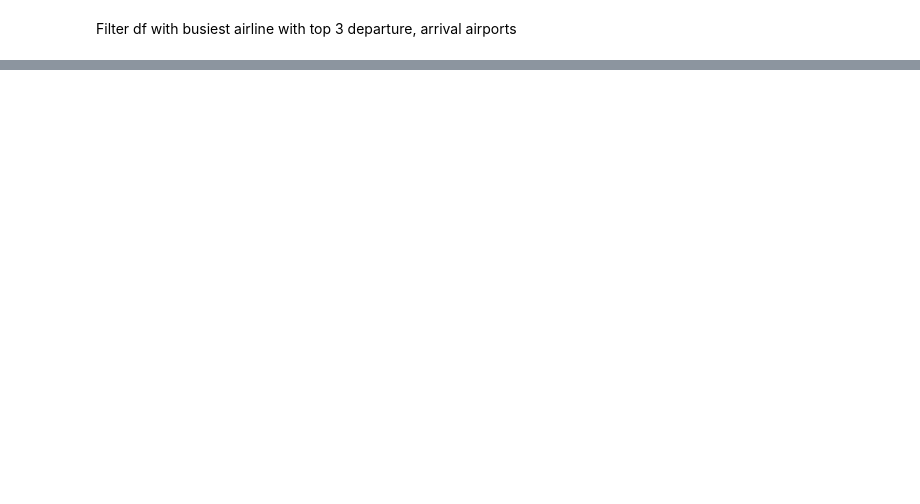
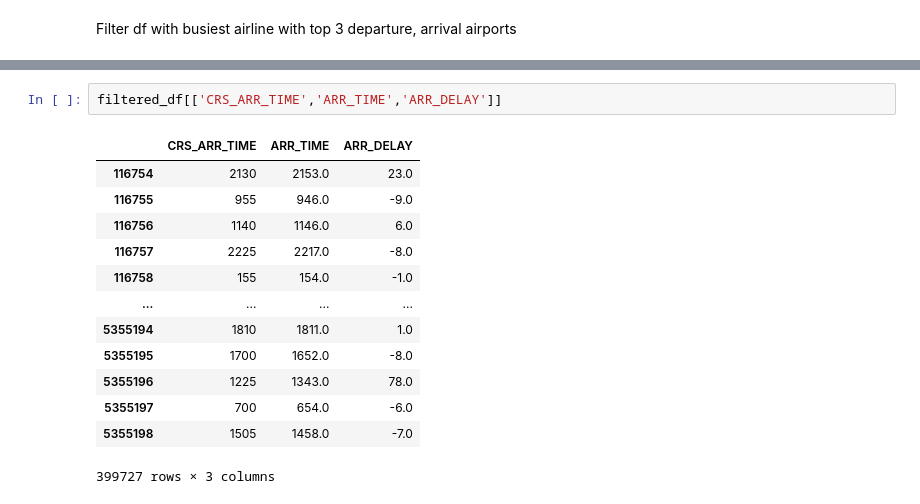
Before and after one commit to dyk00/2AMM20, a Jupyter notebook: data_selection.ipynb, the cells around one changed output, grey strips where cells are left out. Cells and saved outputs as stored; diff of their text form; blank space fills up the shorter version.

```diff
--- a/data_selection.ipynb
+++ b/data_selection.ipynb
@@ -73 +144,17 @@ Fill in the delay columns that have nan with 0
+# %%
+filtered_df[['CRS_ARR_TIME','ARR_TIME','ARR_DELAY']]
+# %% [output]
+|  | CRS_ARR_TIME | ARR_TIME | ARR_DELAY |
+| 116754 | 2130 | 2153.0 | 23.0 |
+| 116755 | 955 | 946.0 | -9.0 |
+| 116756 | 1140 | 1146.0 | 6.0 |
+| 116757 | 2225 | 2217.0 | -8.0 |
+| 116758 | 155 | 154.0 | -1.0 |
+| ... | ... | ... | ... |
+| 5355194 | 1810 | 1811.0 | 1.0 |
+| 5355195 | 1700 | 1652.0 | -8.0 |
+| 5355196 | 1225 | 1343.0 | 78.0 |
+| 5355197 | 700 | 654.0 | -6.0 |
+| 5355198 | 1505 | 1458.0 | -7.0 |
+399727 rows × 3 columns
 # %%
```
Also changed, not shown: parts of 41 cells of this notebook.
